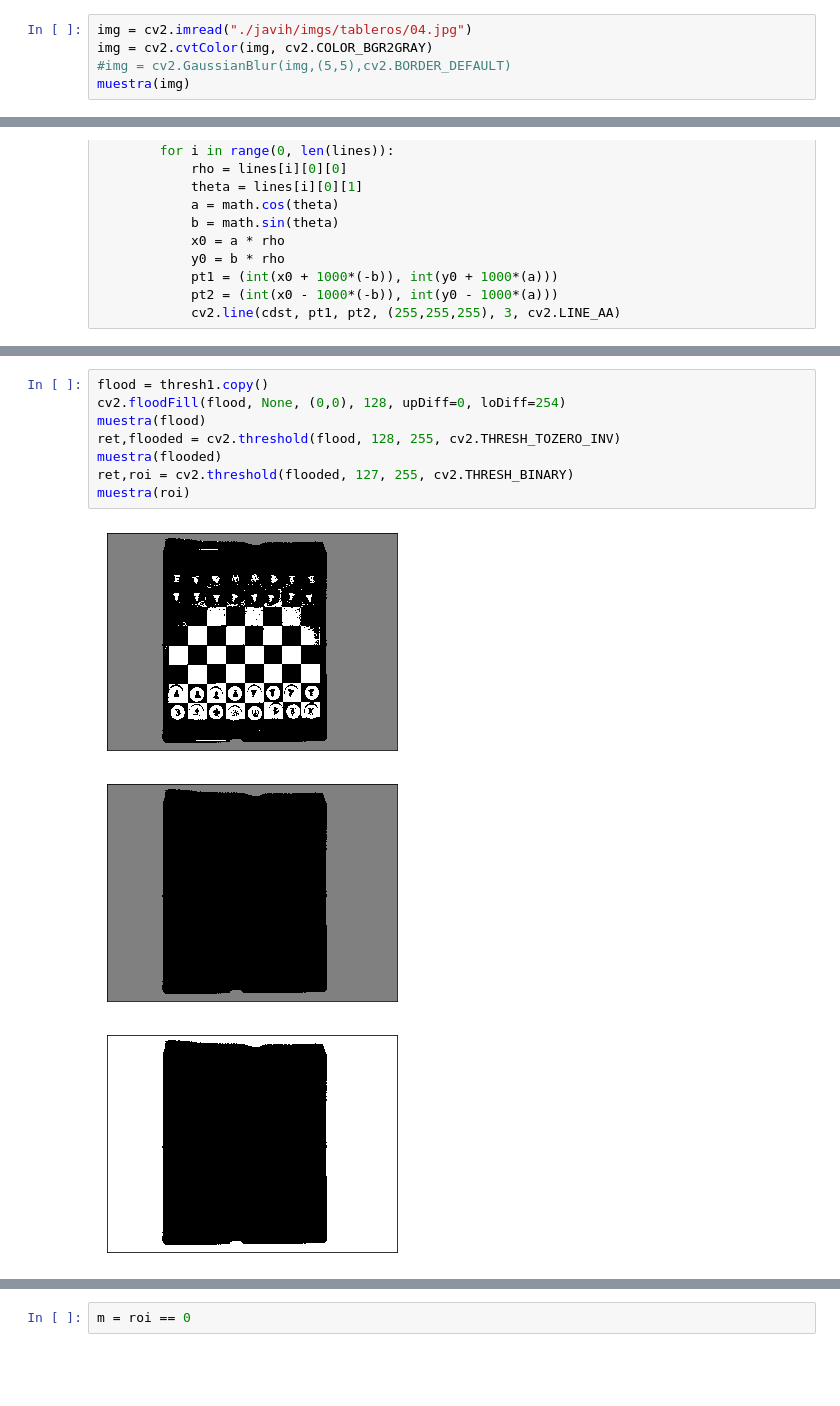
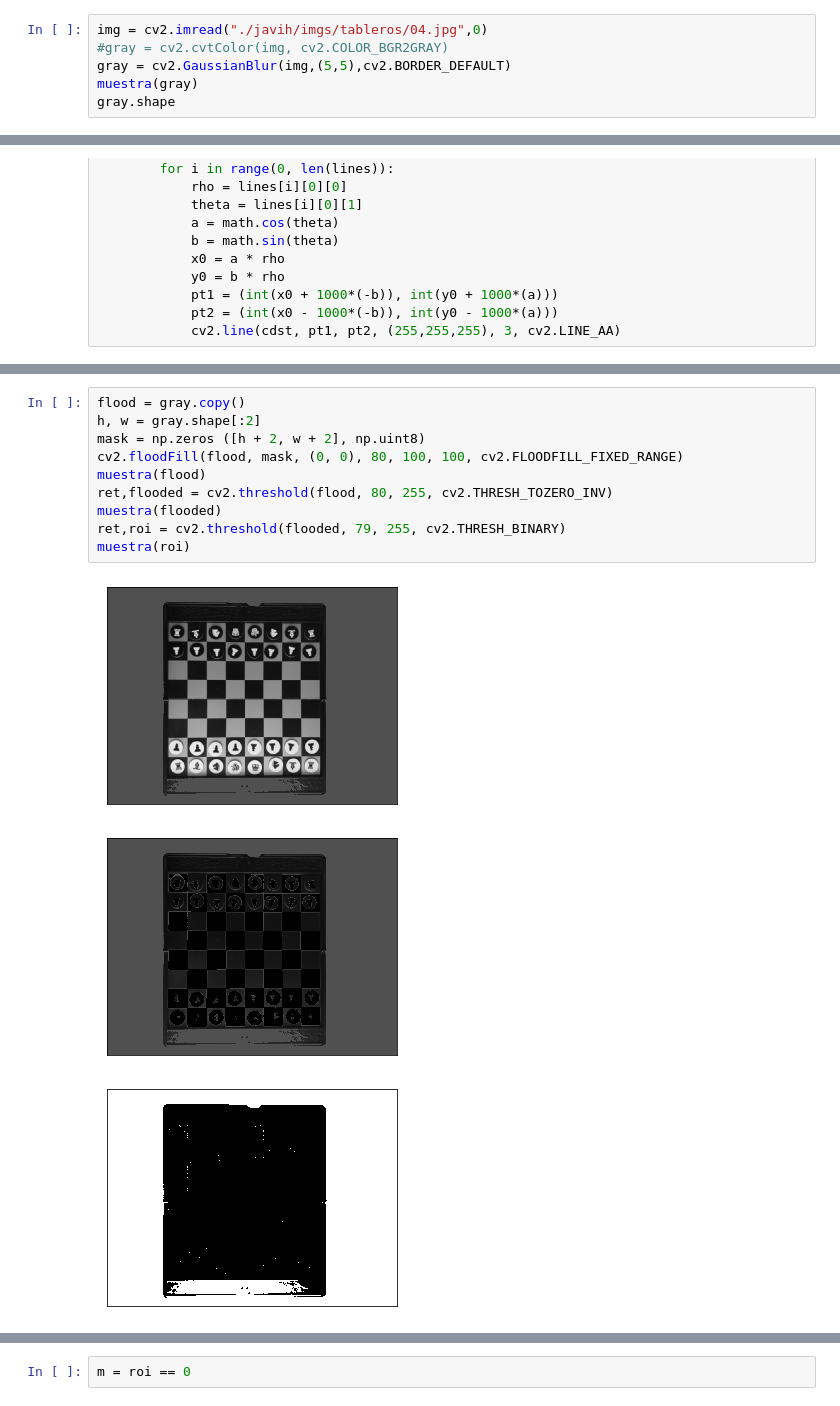
Before and after one commit to JGarruchoF/PID_Identificacion_de_fichas_tablero_ajedrez, a Jupyter notebook: Deteccion_tablero.ipynb, the cells around one changed output, grey strips where cells are left out. Cells and saved outputs as stored; diff of their text form; blank space fills up the shorter version.

Commit message:
get_tablero y get_casillas
 primera idea para aislar tablero

```diff
--- a/Deteccion_tablero.ipynb
+++ b/Deteccion_tablero.ipynb
@@ -9,8 +9,9 @@ def muestra(img):
     plt.xticks([]),plt.yticks([]) #Ocultar ejes
     plt.show()
 # %%
-img = cv2.imread("./javih/imgs/tableros/04.jpg")
-img = cv2.cvtColor(img, cv2.COLOR_BGR2GRAY)
-#img = cv2.GaussianBlur(img,(5,5),cv2.BORDER_DEFAULT)
-muestra(img)
+img = cv2.imread("./javih/imgs/tableros/04.jpg",0)
+#gray = cv2.cvtColor(img, cv2.COLOR_BGR2GRAY)
+gray = cv2.GaussianBlur(img,(5,5),cv2.BORDER_DEFAULT)
+muestra(gray)
+gray.shape
 # %% [output]
@@ -122,12 +125,14 @@ muestra(img)
 # %%
-flood = thresh1.copy()
-cv2.floodFill(flood, None, (0,0), 128, upDiff=0, loDiff=254)
+flood = gray.copy()
+h, w = gray.shape[:2]
+mask = np.zeros ([h + 2, w + 2], np.uint8)
+cv2.floodFill(flood, mask, (0, 0), 80, 100, 100, cv2.FLOODFILL_FIXED_RANGE)
 muestra(flood)
-ret,flooded = cv2.threshold(flood, 128, 255, cv2.THRESH_TOZERO_INV)
+ret,flooded = cv2.threshold(flood, 80, 255, cv2.THRESH_TOZERO_INV)
 muestra(flooded)
-ret,roi = cv2.threshold(flooded, 127, 255, cv2.THRESH_BINARY)
+ret,roi = cv2.threshold(flooded, 79, 255, cv2.THRESH_BINARY)
 muestra(roi)
 # %% [output]
-[figure, old version]
+[figure, new version]
-[figure, old version]
+[figure, new version]
-[figure, old version]
+[figure, new version]
```
Also changed, not shown: parts of 25 cells of this notebook.
